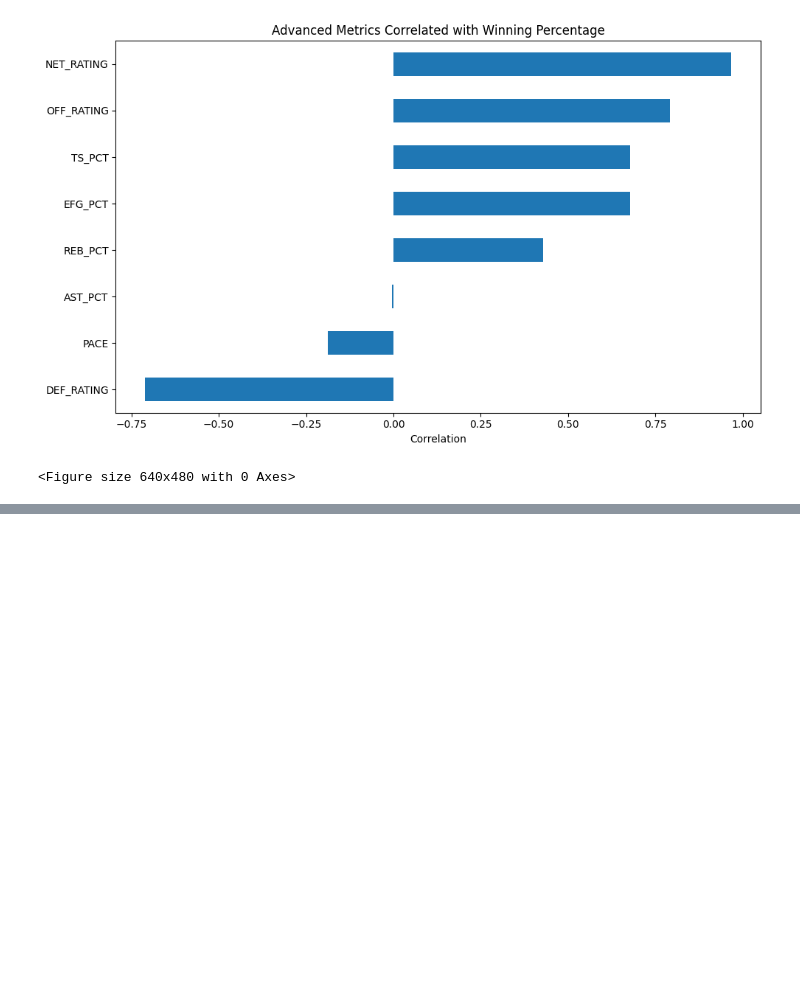
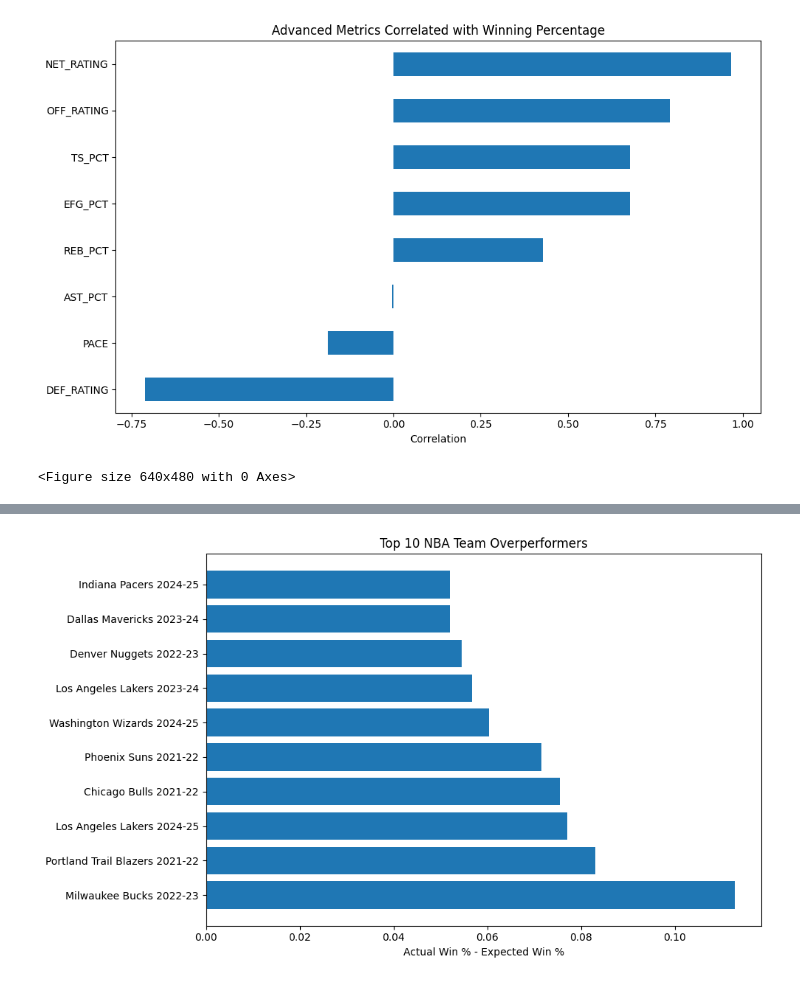
Before and after one commit to Kel-02/nba-team-win-analysis, a Jupyter notebook: notebooks/01_eda.ipynb, the cells around one changed output, grey strips where cells are left out. Cells and saved outputs as stored; diff of their text form; code cells hidden in the pictures; blank space fills up the shorter version.

Commit message:
Added overperformer and underperformer analysis

```diff
--- a/notebooks/01_eda.ipynb
+++ b/notebooks/01_eda.ipynb
@@ -503,0 +618,42 @@ plt.savefig(
+# %%
+top10 = (
+    advanced_df[
+        [
+            "TEAM_NAME",
+            "SEASON",
+            "OVERPERFORMANCE"
+        ]
+    ]
+    .sort_values(
+        "OVERPERFORMANCE",
+        ascending=False
+    )
+    .head(10)
+)
+
+top10["LABEL"] = (
+    top10["TEAM_NAME"]
+    + " "
+    + top10["SEASON"]
+)
+
+plt.figure(figsize=(10,6))
+
+plt.barh(
+    top10["LABEL"],
+    top10["OVERPERFORMANCE"]
+)
+
+plt.title(
+    "Top 10 NBA Team Overperformers"
+)
+
+plt.xlabel(
+    "Actual Win % - Expected Win %"
+)
+
+plt.tight_layout()
+
+plt.show()
+# %% [output]
+[figure, added]
```
Also changed, not shown: parts of 7 cells of this notebook.
